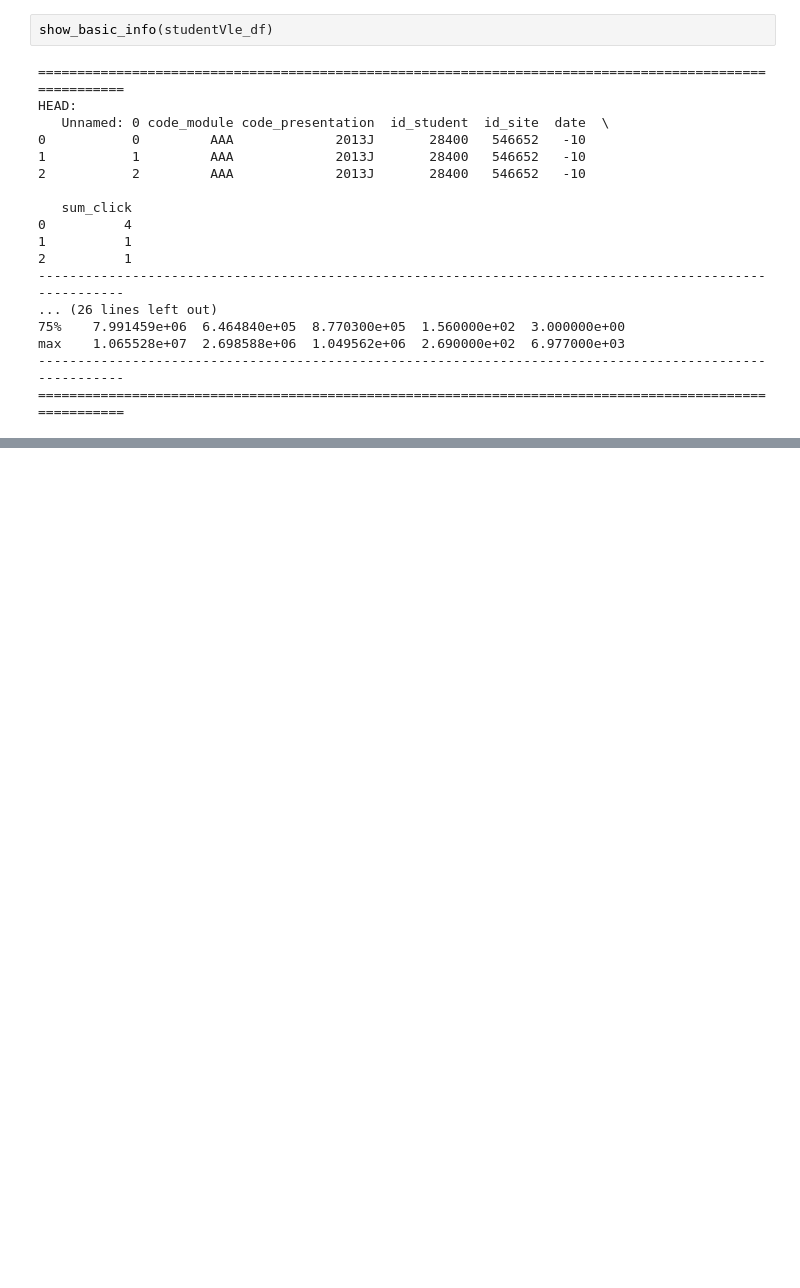
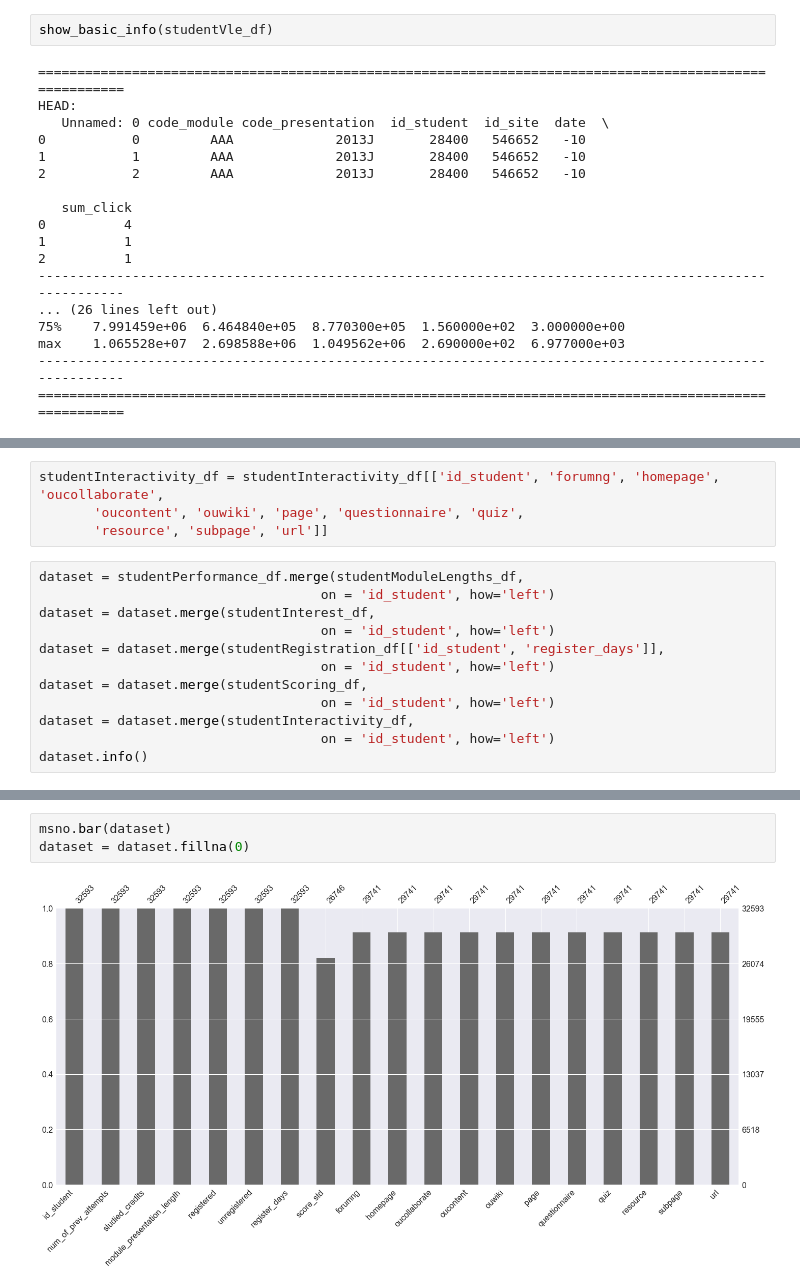
Before and after one commit to vjcalling/OULAD-data-analysis-EDA-, a Jupyter notebook: notebooks/OULAD-Open University Learning Analytics Dataset.ipynb, the cells around one changed output, grey strips where cells are left out. Drawn from its saved outputs; the diff is of its cells as text; blank space fills up the shorter version.

```diff
--- a/notebooks/OULAD-Open University Learning Analytics Dataset.ipynb
+++ b/notebooks/OULAD-Open University Learning Analytics Dataset.ipynb
@@ -534,0 +609,16 @@ max    1.065528e+07  2.698588e+06  1.049562e+06  2.690000e+02  6.977000e+03
+# %%
+studentInteractivity_df = studentInteractivity_df[['id_student', 'forumng', 'homepage', 'oucollaborate',
+       'oucontent', 'ouwiki', 'page', 'questionnaire', 'quiz',
+       'resource', 'subpage', 'url']]
+# %%
+dataset = studentPerformance_df.merge(studentModuleLengths_df,
+                                    on = 'id_student', how='left')
+dataset = dataset.merge(studentInterest_df,
+                                    on = 'id_student', how='left')
+dataset = dataset.merge(studentRegistration_df[['id_student', 'register_days']],
+                                    on = 'id_student', how='left')
+dataset = dataset.merge(studentScoring_df,
+                                    on = 'id_student', how='left')
+dataset = dataset.merge(studentInteractivity_df,
+                                    on = 'id_student', how='left')
+dataset.info()
@@ -534,0 +643,5 @@ max    1.065528e+07  2.698588e+06  1.049562e+06  2.690000e+02  6.977000e+03
+# %%
+msno.bar(dataset)
+dataset = dataset.fillna(0)
+# %% [output]
+[figure, added]
```
Also changed, not shown: parts of 26 cells of this notebook.
